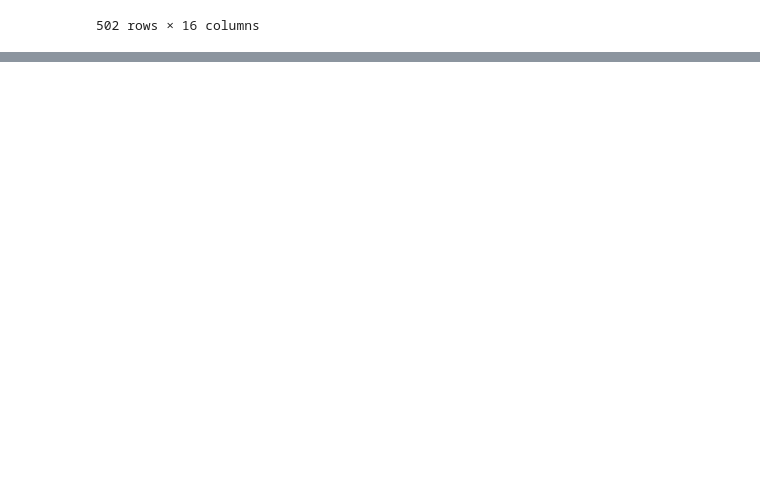
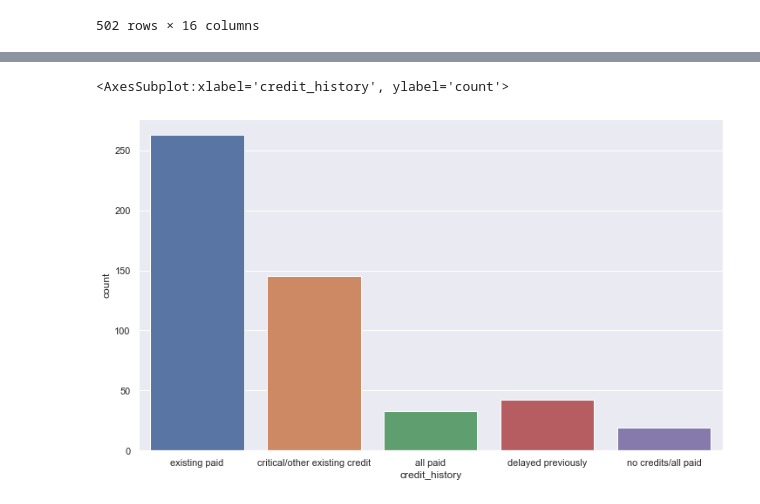
Before and after one commit to Darik50/IAD, a Jupyter notebook: Lab1/lab1_task.ipynb, the cells around one changed output, grey strips where cells are left out. Cells and saved outputs as stored; diff of their text form; code cells hidden in the pictures; blank space fills up the shorter version.

```diff
--- a/Lab1/lab1_task.ipynb
+++ b/Lab1/lab1_task.ipynb
@@ -200,0 +247,7 @@ credit_df1
+# %%
+#номинальная
+fig, axs = plt.subplots(figsize=(12,7))
+sns.countplot(x='credit_history', data=credit_df1)
+# %% [output]
+<AxesSubplot:xlabel='credit_history', ylabel='count'>
+[figure, added]
```
Also changed, not shown: parts of 15 cells of this notebook.
